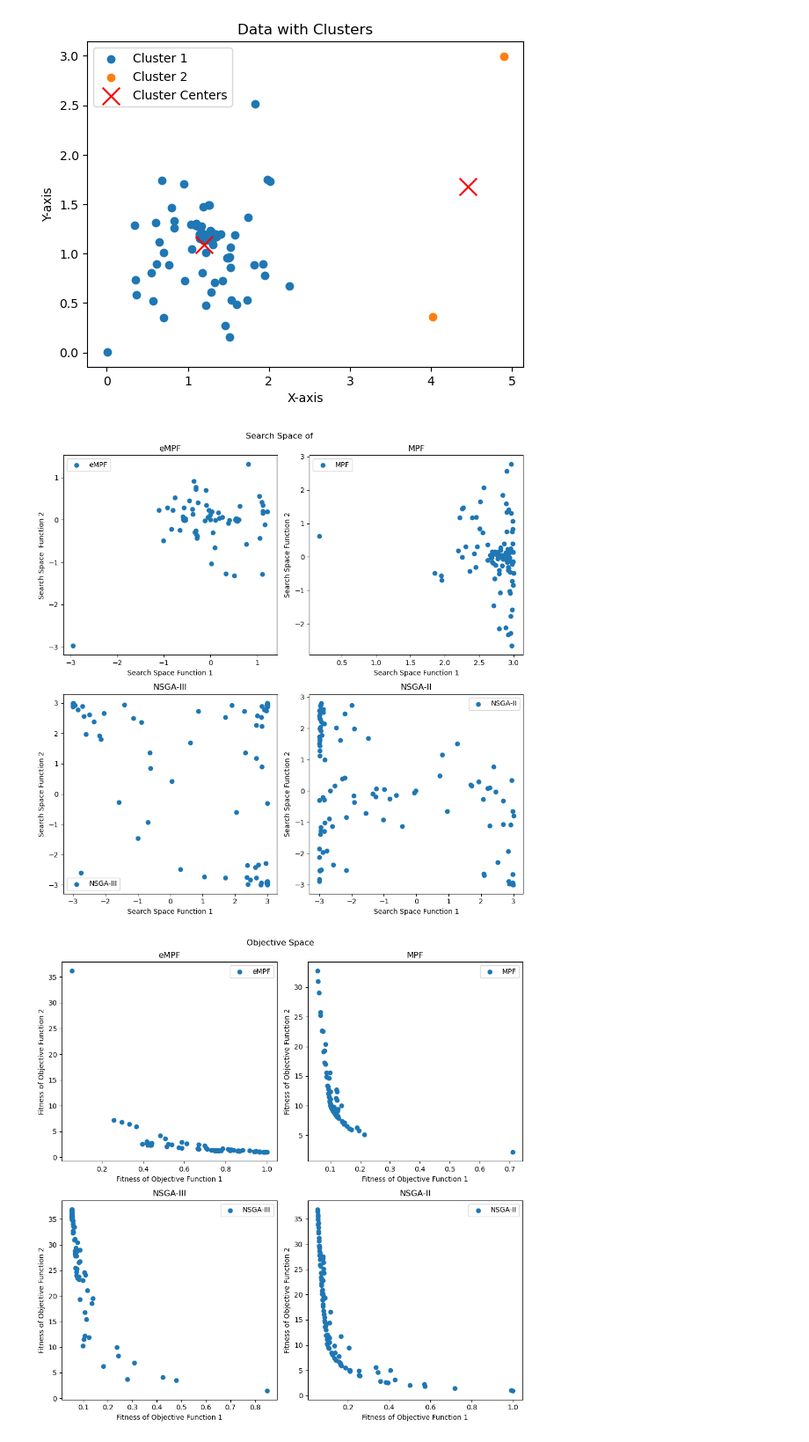
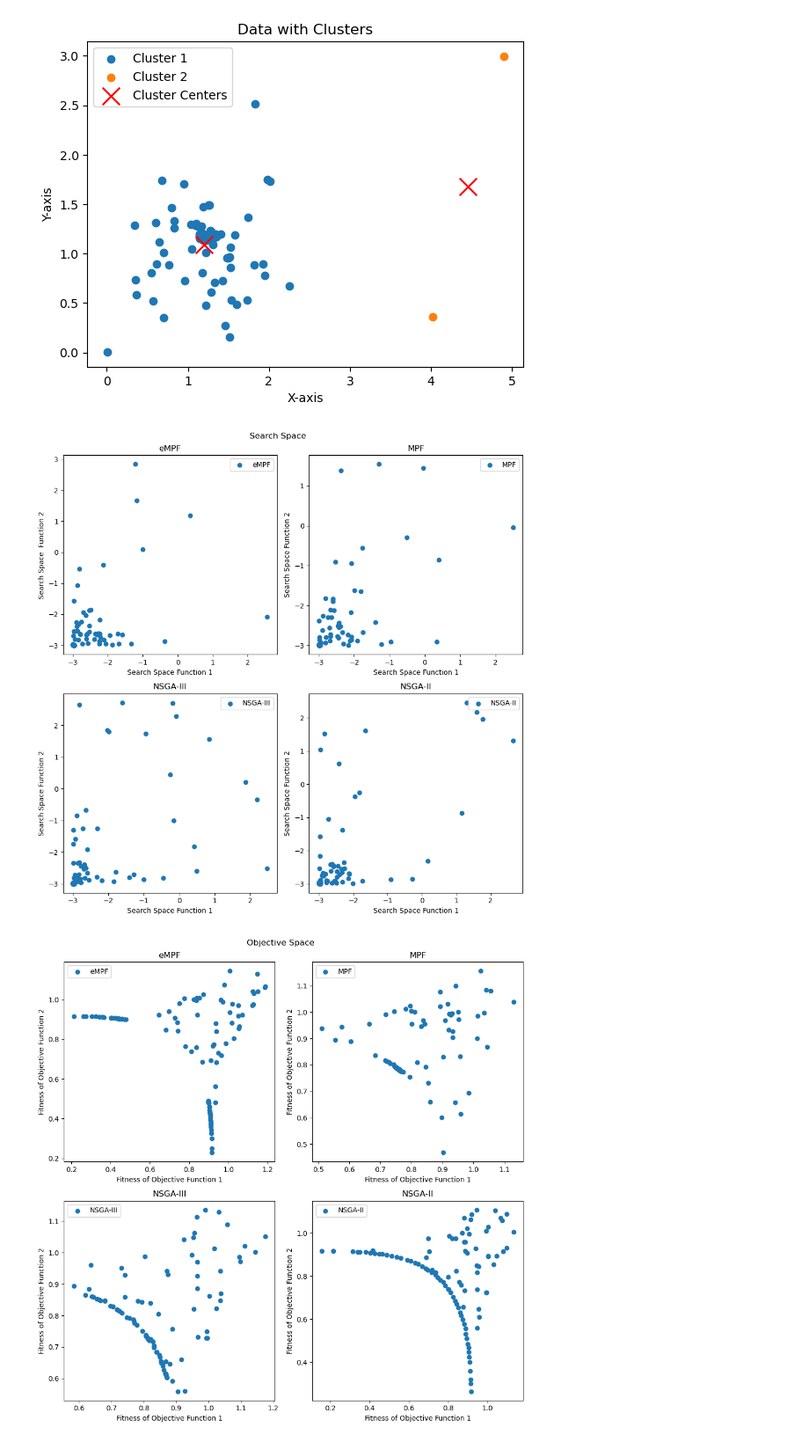
Before and after one commit to kesireddyadarsh/mdpiAlgorithm, a Jupyter notebook: python_code_analysis/mdpiPublication.ipynb, the cells around one changed output. Shown: that part at 88% size. Drawn from its saved outputs; the diff is of its cells as text; code cells hidden in the pictures.

```diff
--- a/python_code_analysis/mdpiPublication.ipynb
+++ b/python_code_analysis/mdpiPublication.ipynb
@@ -843,7 +843,7 @@ import matplotlib.pyplot as plt
 # Read data from the first file
 list1_file1 = []
 list2_file1 = []
-with open("/Users/adarshkesireddy/Downloads/NewData/Case_20/0/empf/numbers_999.txt", "r") as file:
+with open("/Users/adarshkesireddy/Downloads/NewData/Case_21/0/empf/numbers_999.txt", "r") as file:
     for line in file:
         values = line.split()
         list1_file1.append(float(values[0]))
@@ -851,7 +851,7 @@ with open("/Users/adarshkesireddy/Downloads/NewData/Case_20/0/empf/numbers_999.t
 
 list1_file2 = []
 list2_file2 = []
-with open("/Users/adarshkesireddy/Downloads/NewData/Case_20/0/mpf/numbers_999.txt", "r") as file:
+with open("/Users/adarshkesireddy/Downloads/NewData/Case_21/0/mpf/numbers_999.txt", "r") as file:
     for line in file:
         values = line.split()
         list1_file2.append(float(values[0]))
@@ -859,7 +859,7 @@ with open("/Users/adarshkesireddy/Downloads/NewData/Case_20/0/mpf/numbers_999.tx
 
 list1_file3 = []
 list2_file3 = []
-with open("/Users/adarshkesireddy/Downloads/NewData/Case_20/0/nsgaiii/numbers_999.txt", "r") as file:
+with open("/Users/adarshkesireddy/Downloads/NewData/Case_21/0/nsgaiii/numbers_999.txt", "r") as file:
     for line in file:
         values = line.split()
         list1_file3.append(float(values[0]))
@@ -869,7 +869,7 @@ number_list = [i for i in range(len(list1_file1))]
 
 list1_file4 = []
 list2_file4 = []
-with open("/Users/adarshkesireddy/Downloads/NewData/Case_20/0/nsgaii/numbers_999.txt", "r") as file:
+with open("/Users/adarshkesireddy/Downloads/NewData/Case_21/0/nsgaii/numbers_999.txt", "r") as file:
     for line in file:
         values = line.split()
         list1_file4.append(float(values[0]))
@@ -908,8 +908,9 @@ ax[1, 0].legend()
 ax[1, 1].legend()
 
 # Adjust layout
-fig.suptitle("Search Space of ", fontsize=12)
+fig.suptitle("Search Space  ", fontsize=12)
 plt.tight_layout()
+plt.savefig("/Users/adarshkesireddy/Downloads/case_21.jpg", dpi=300)
 
 # Show the plot
 plt.show()
@@ -933,14 +934,14 @@ plt.show()
 # # Show the plot
 # plt.show()
 # %% [output]
-[figure, old version]
+[figure, new version]
 # %%
 import matplotlib.pyplot as plt
 
 # Read data from the first file
 list1_file1 = []
 list2_file1 = []
-with open("/Users/adarshkesireddy/Downloads/NewData/Case_20/0/empf/rewards_999.txt", "r") as file:
+with open("/Users/adarshkesireddy/Downloads/NewData/Case_19/0/empf/rewards_999.txt", "r") as file:
     for line in file:
         values = line.split()
         list1_file1.append(float(values[0]))
@@ -948,7 +949,7 @@ with open("/Users/adarshkesireddy/Downloads/NewData/Case_20/0/empf/rewards_999.t
 
 list1_file2 = []
 list2_file2 = []
-with open("/Users/adarshkesireddy/Downloads/NewData/Case_20/0/mpf/rewards_999.txt", "r") as file:
+with open("/Users/adarshkesireddy/Downloads/NewData/Case_19/0/mpf/rewards_999.txt", "r") as file:
     for line in file:
         values = line.split()
         list1_file2.append(float(values[0]))
@@ -956,7 +957,7 @@ with open("/Users/adarshkesireddy/Downloads/NewData/Case_20/0/mpf/rewards_999.tx
 
 list1_file3 = []
 list2_file3 = []
-with open("/Users/adarshkesireddy/Downloads/NewData/Case_20/0/nsgaiii/rewards_999.txt", "r") as file:
+with open("/Users/adarshkesireddy/Downloads/NewData/Case_19/0/nsgaiii/rewards_999.txt", "r") as file:
     for line in file:
         values = line.split()
         list1_file3.append(float(values[0]))
@@ -966,7 +967,7 @@ number_list = [i for i in range(len(list1_file1))]
 
 list1_file4 = []
 list2_file4 = []
-with open("/Users/adarshkesireddy/Downloads/NewData/Case_20/0/nsgaii/rewards_999.txt", "r") as file:
+with open("/Users/adarshkesireddy/Downloads/NewData/Case_19/0/nsgaii/rewards_999.txt", "r") as file:
     for line in file:
         values = line.split()
         list1_file4.append(float(values[0]))
@@ -984,31 +985,32 @@ ax[1, 0].scatter(list1_file3, list2_file3, label="NSGA-III")
 ax[1, 1].scatter(list1_file4, list2_file4, label="NSGA-II")
 
 ax[0, 0].set_title("eMPF")
 ax[0, 1].set_title("MPF")
 ax[1, 0].set_title("NSGA-III")
 ax[1, 1].set_title("NSGA-II")
 
 # Add labels to x and y axes
 ax[0, 0].set_xlabel("Fitness of Objective Function 1")
 ax[0, 0].set_ylabel("Fitness of Objective Function 2")
 ax[0, 1].set_xlabel("Fitness of Objective Function 1")
 ax[0, 1].set_ylabel("Fitness of Objective Function 2")
 ax[1, 0].set_xlabel("Fitness of Objective Function 1")
 ax[1, 0].set_ylabel("Fitness of Objective Function 2")
 ax[1, 1].set_xlabel("Fitness of Objective Function 1")
 ax[1, 1].set_ylabel("Fitness of Objective Function 2")
 
 # Add legend to each subplot
 ax[0, 0].legend()
 ax[0, 1].legend()
 ax[1, 0].legend()
 ax[1, 1].legend()
 
 # Adjust layout
 fig.suptitle("Objective Space", fontsize=12)
 plt.tight_layout()
+plt.savefig("/Users/adarshkesireddy/Downloads/case_19.jpg", dpi=300)
 
 # Show the plot
 plt.show()
 # %% [output]
-[figure, old version]
+[figure, new version]
```
Also changed, not shown: 2 other files.
